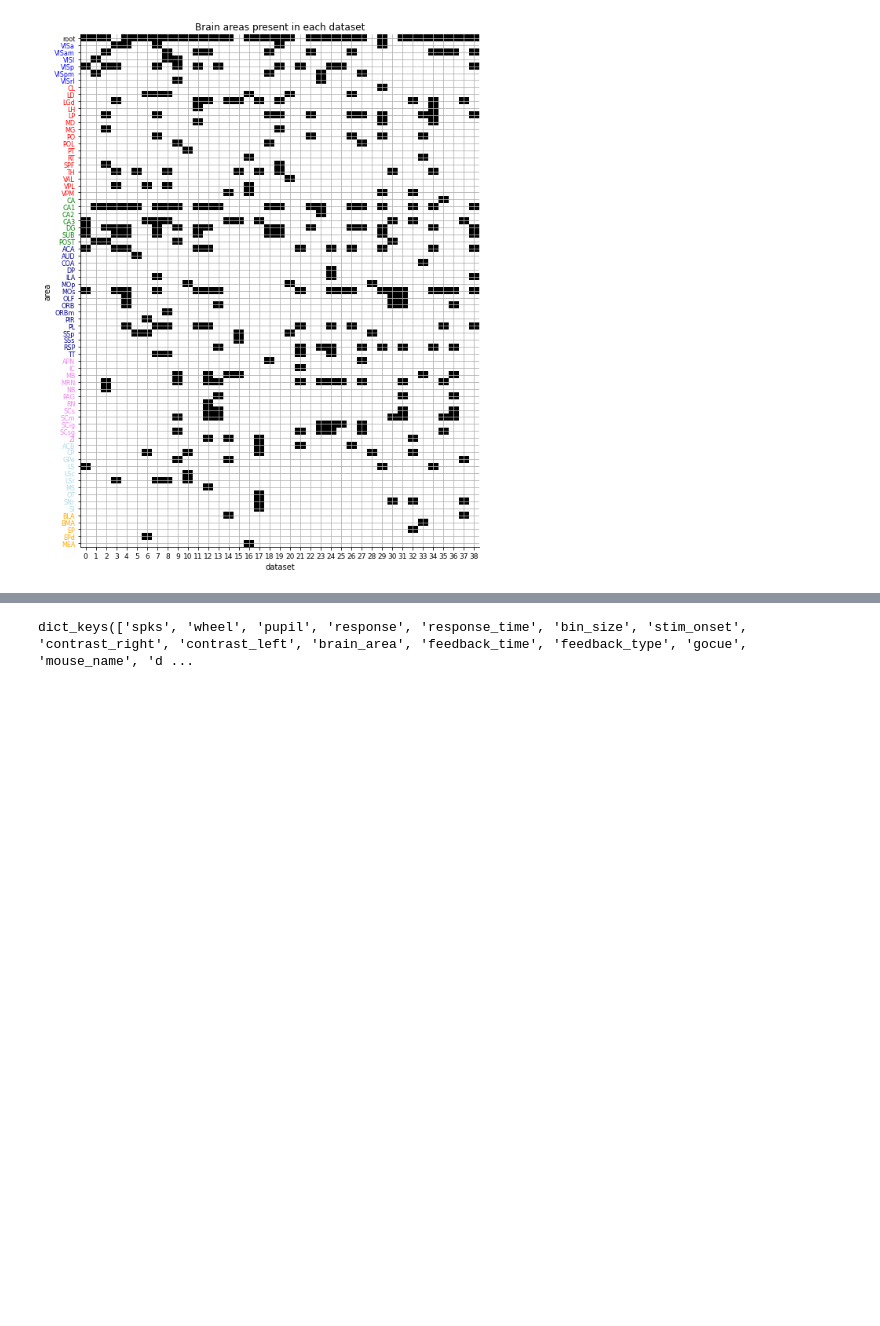
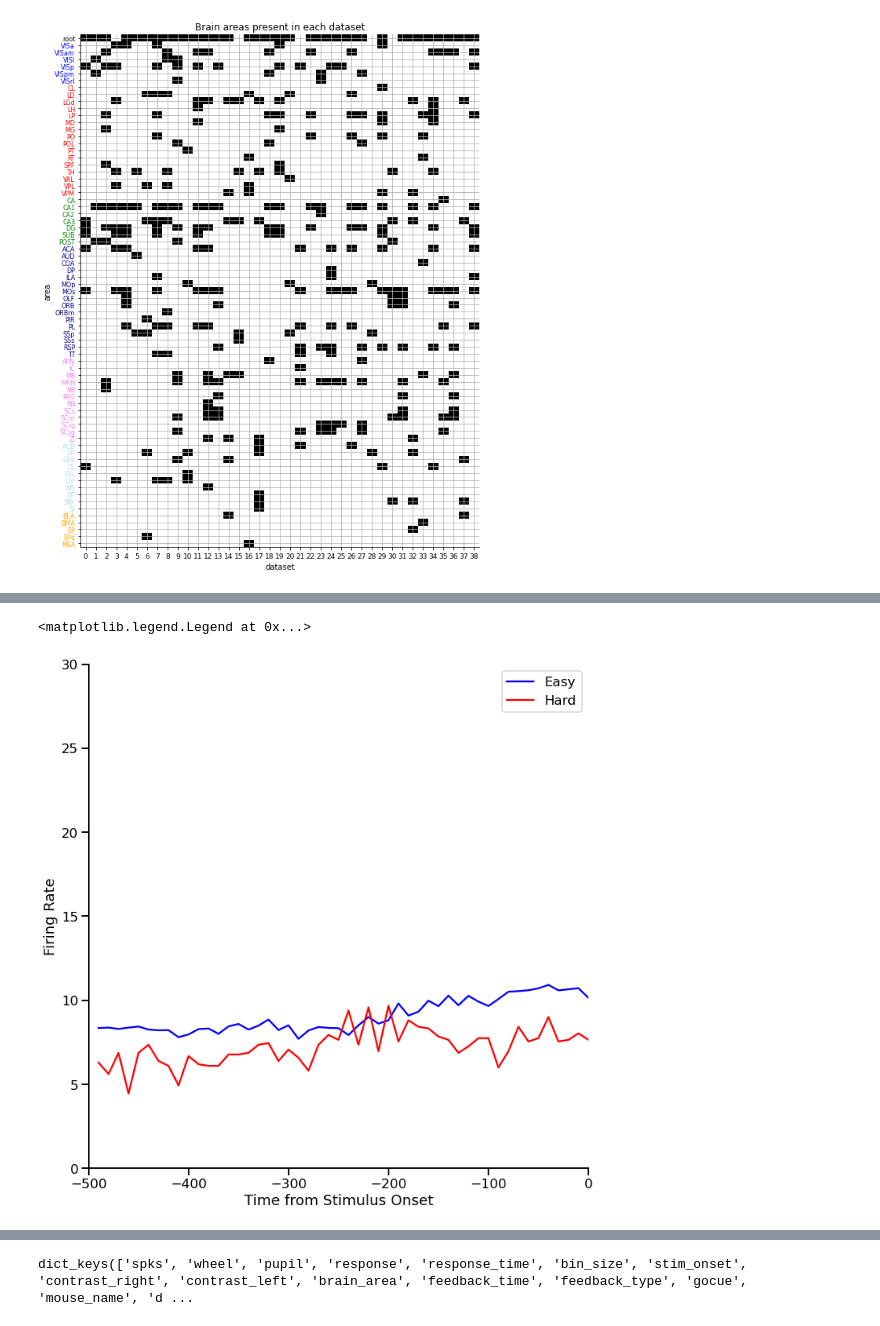
Before and after one commit to NMA2022-harees/steinmetz, a Jupyter notebook: load_steinmetz_decisions.ipynb, the cells around one changed output, grey strips where cells are left out. Cells and saved outputs as stored; diff of their text form; code cells hidden in the pictures; blank space fills up the shorter version.

```diff
--- a/load_steinmetz_decisions.ipynb
+++ b/load_steinmetz_decisions.ipynb
@@ -103,0 +157,58 @@ plt.show()
+# %%
+#行動開始前○○秒の発火頻度をプロットする
+dt = dat['bin_size']  # 0.01
+NT = dat['spks'].shape[-1] #250
+reg = 'MRN'
+bin_wid = 50
+
+#特定の領野の試行数×時間の配列を作る
+for i in range(39):
+    dat = alldata[i]
+    reg_ind = np.where(dat['brain_area']==reg)[0] #領野のインデックス
+
+
+    rt = dat['reaction_time'][:,0]
+    time_bin = np.arange(-500,2000,10) #ミリ秒の時系列
+    resp_bin = np.zeros(dat['response'].shape).astype(int) #反応した瞬間の時間ビンのインデックス
+    for j in range(len(dat['response'])):
+        if rt[j] != np.inf:
+            resp_bin[j] = np.where(time_bin == rt[j])[0]
+        else:
+            resp_bin[j] = 0
+
+
+    #Easy trialとHard trialにあたる試行番号を抽出する(反応していない試行は除外)
+    easy_tr = []
+    hard_tr = []
+    for k in range(len(dat['response'])):
+        if dat['contrast_left'][k] == 0.5 and dat['contrast_right'][k] == 0.5 and resp_bin[k] != 0 and dat['response'][k] == -1:
+            hard_tr.append(k)
+        elif dat['contrast_left'][k] == 1 and dat['contrast_right'][k] == 0.25 and resp_bin[k] != 0 and dat['response'][k] == -1:
+            easy_tr.append(k)
+        elif dat['contrast_left'][k] == 0.25 and dat['contrast_right'][k] == 1 and resp_bin[k] != 0 and dat['response'][k] == -1:
+            easy_tr.append(k)
+
+    #1試行ずつ特定の時間窓の発火頻度の時系列を取り出す
+    if i == 0:
+        spks_easy = 1/dt * dat['spks'][reg_ind][:,easy_tr[0]][:,resp_bin[easy_tr[0]]-bin_wid:resp_bin[easy_tr[0]]]
+        spks_hard = 1/dt * dat['spks'][reg_ind][:,hard_tr[0]][:,resp_bin[hard_tr[0]]-bin_wid:resp_bin[hard_tr[0]]]
+
+    for e in range(len(easy_tr)-1):
+        spks_easy = np.vstack((spks_easy,1/dt * dat['spks'][reg_ind][:,easy_tr[e+1]][:,resp_bin[easy_tr[e+1]]-bin_wid:resp_bin[easy_tr[e+1]]]))
+
+    for h in range(len(hard_tr)-1):
+        spks_hard = np.vstack((spks_hard,1/dt * dat['spks'][reg_ind][:,hard_tr[h+1]][:,resp_bin[hard_tr[h+1]]-bin_wid:resp_bin[hard_tr[h+1]]]))
+
+fig = plt.figure(figsize=(10,10))
+
+ax = plt.subplot(1,1,1)
+ax.plot(np.linspace(-10*(bin_wid-1),0,bin_wid),np.mean(spks_easy,axis=0),color='blue',label='Easy')
+ax.plot(np.linspace(-10*(bin_wid-1),0,bin_wid),np.mean(spks_hard,axis=0),color='red',label='Hard')
+ax.set_xlabel('Time from Stimulus Onset')
+ax.set_ylabel('Firing Rate')
+ax.set_xlim(-10*bin_wid,0)
+ax.set_ylim(0,30)
+ax.legend()
+# %% [output]
+<matplotlib.legend.Legend at 0x...>
+[figure, added]
```
Also changed, not shown: parts of 6 cells of this notebook.
